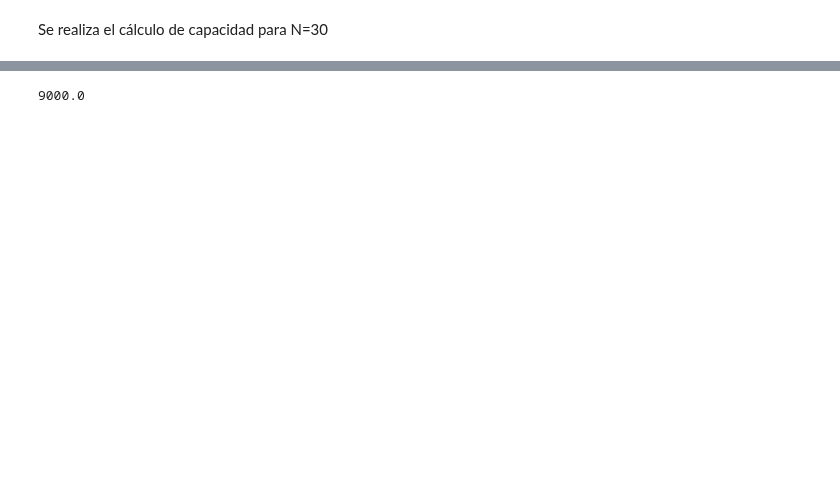
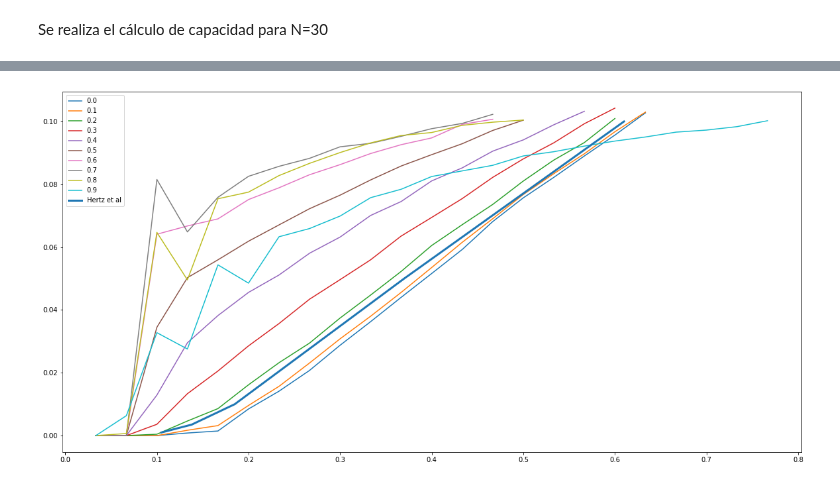
Before and after one commit to xvan/RedesNeuronales, a Jupyter notebook: TP1/TP1.ipynb, the cells around one changed output, grey strips where cells are left out. Drawn from its saved outputs; the diff is of its cells as text; code cells hidden in the pictures; blank space fills up the shorter version.

```diff
--- a/TP1/TP1.ipynb
+++ b/TP1/TP1.ipynb
@@ -559,7 +556,7 @@ Con éste metodo podemos generar patrones con la correlación deseada.
 def genCorrelatedImages(N,P,ro):
     Images=randImageGen(N,P)
     for n in range(1,P):
-        rndIdx=np.random.choice(np.arange(N),int(np.floor(N*ro)))
+        rndIdx=np.random.choice(np.arange(N),int(np.floor(N*ro)),replace=False)
         Images[n][rndIdx]=Images[n-1][rndIdx]
     return Images
 # %% [markdown]
@@ -602,7 +609,7 @@ def corrFillTable(algo, N, span ):
     for ro in span:
         pError=0
         P=0
-        while pError < 0.15:
+        while pError < 0.1:
             P+=1
             roundRo = np.floor(N*ro)/N
             pError = repeatPError(algo,lambda n,p:genCorrelatedImages(n,p,roundRo),N,P)
@@ -610,11 +617,14 @@ def corrFillTable(algo, N, span ):
             #print(N,P,pError),
     return df
 # %%
-def corrPlotCapacity(df):
+def corrPlotCapacity(df,tableHertzEtAl,N):
     for ro, new_df in df.groupby(level=0):
         ndf=new_df.reset_index()
-        plt.plot(ndf["P"],ndf["PError"],label=ro)
+        plt.plot(ndf["P"]/N,ndf["PError"],label=ro)
+
+    ndf=tableHertzEtAl.reset_index()
+    plt.plot(ndf["pmax/N"],ndf["Perror"],label="Hertz et al", linewidth=3)
     plt.legend()
 # %%
-corrCapacity=corrFillTable(hopfield, 30, np.arange(0,1,0.1))
+corrCapacity=corrFillTable(lambda a,b,c,d: syncHopfield(a,b,c,d,1), 30, np.arange(0,1,0.1))
 corrCapacity
@@ -621,6 +647,4 @@ corrCapacity
 # %%
-corrPlotCapacity(corrCapacity)
+corrPlotCapacity(corrCapacity,tableHertzEtAl,30)
+# %% [output]
+[figure, added]
-# %%
-10000*0.9
-# %% [output]
-9000.0
```
Also changed, not shown: parts of 38 cells of this notebook.
